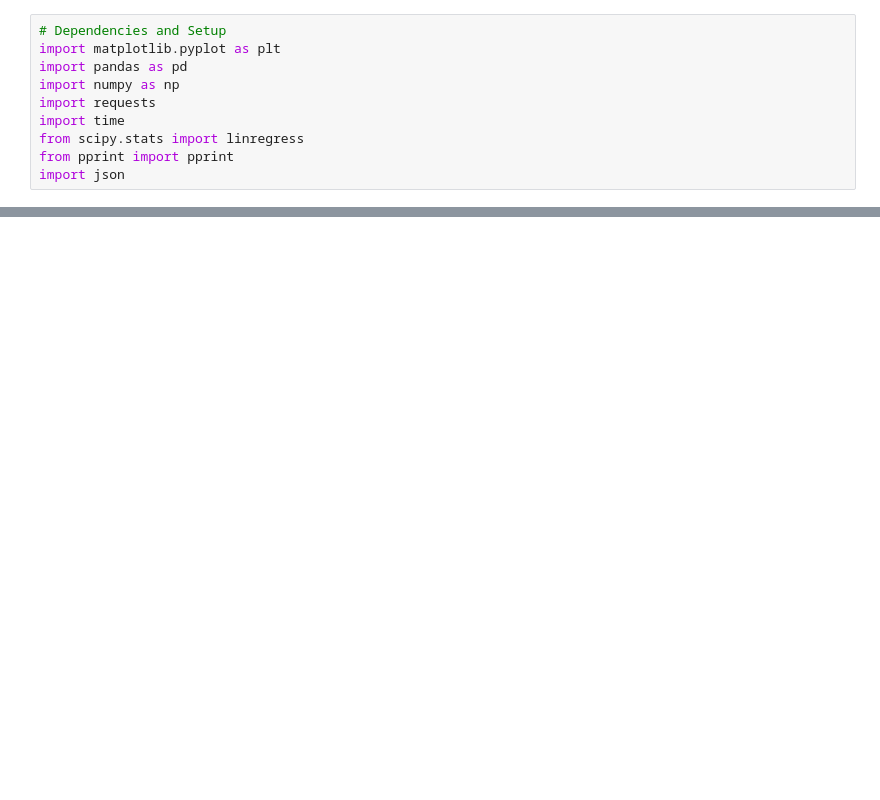
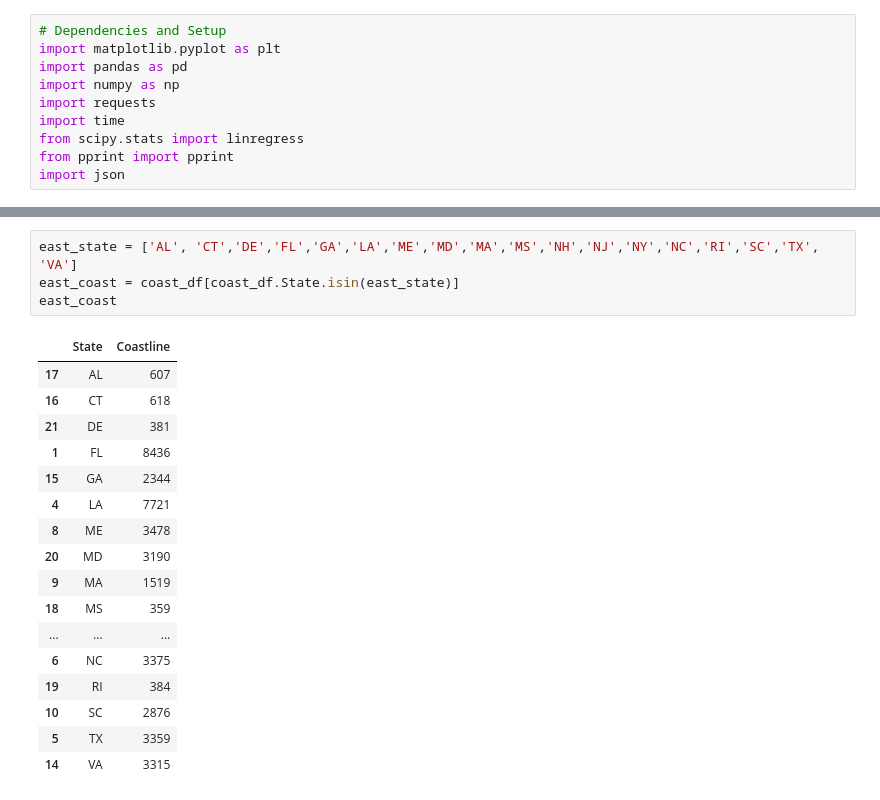
Before and after one commit to deirdrebclark/Project1, a Jupyter notebook: GDPAnaly_working.ipynb, the cells around one changed output, grey strips where cells are left out. Cells and saved outputs as stored; diff of their text form; blank space fills up the shorter version.

```diff
--- a/GDPAnaly_working.ipynb
+++ b/GDPAnaly_working.ipynb
@@ -53,0 +131,22 @@ plt.show()
+# %%
+east_state = ['AL', 'CT','DE','FL','GA','LA','ME','MD','MA','MS','NH','NJ','NY','NC','RI','SC','TX', 'VA']
+east_coast = coast_df[coast_df.State.isin(east_state)]
+east_coast
+# %% [output]
+|  | State | Coastline |
+| 17 | AL | 607 |
+| 16 | CT | 618 |
+| 21 | DE | 381 |
+| 1 | FL | 8436 |
+| 15 | GA | 2344 |
+| 4 | LA | 7721 |
+| 8 | ME | 3478 |
+| 20 | MD | 3190 |
+| 9 | MA | 1519 |
+| 18 | MS | 359 |
+| ... | ... | ... |
+| 6 | NC | 3375 |
+| 19 | RI | 384 |
+| 10 | SC | 2876 |
+| 5 | TX | 3359 |
+| 14 | VA | 3315 |
```
Also changed, not shown: parts of 9 cells of this notebook.
